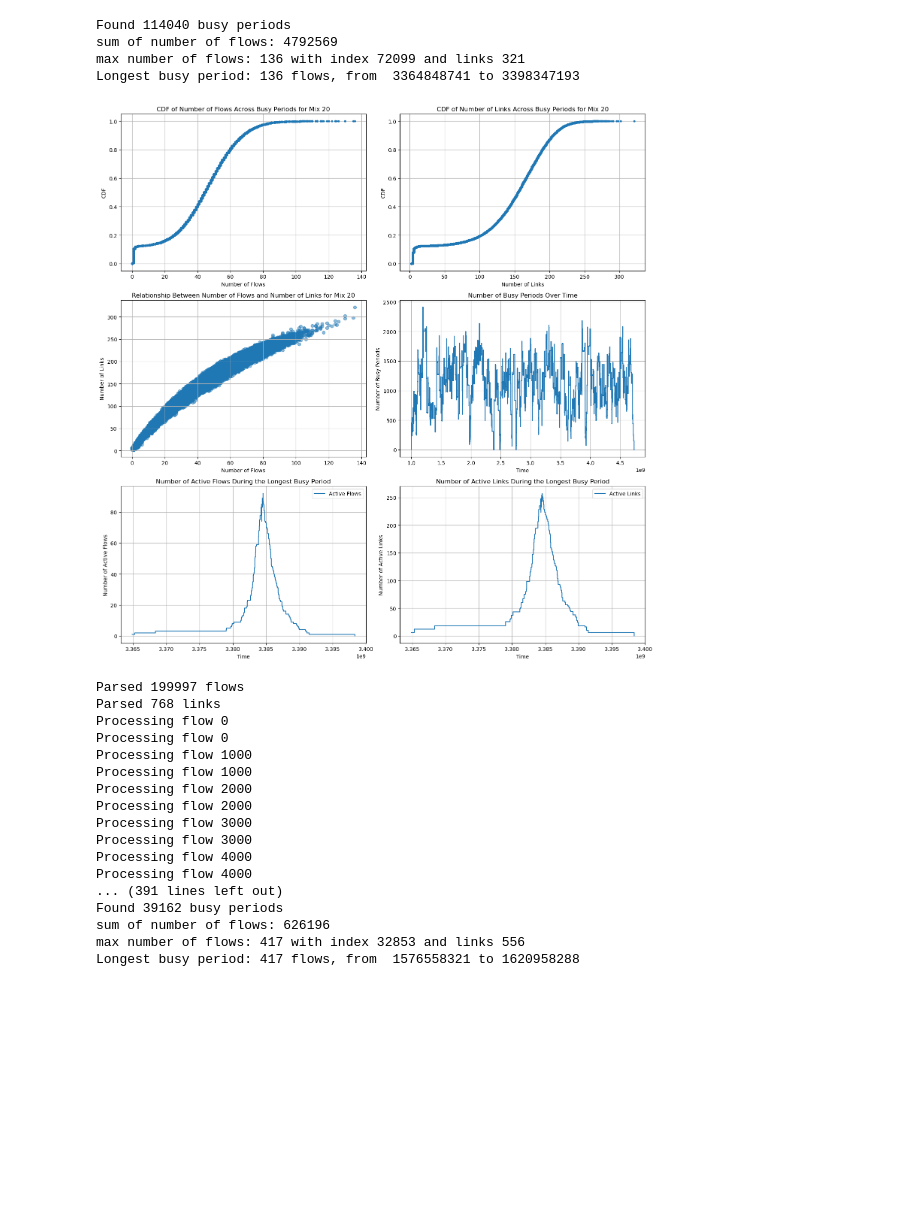
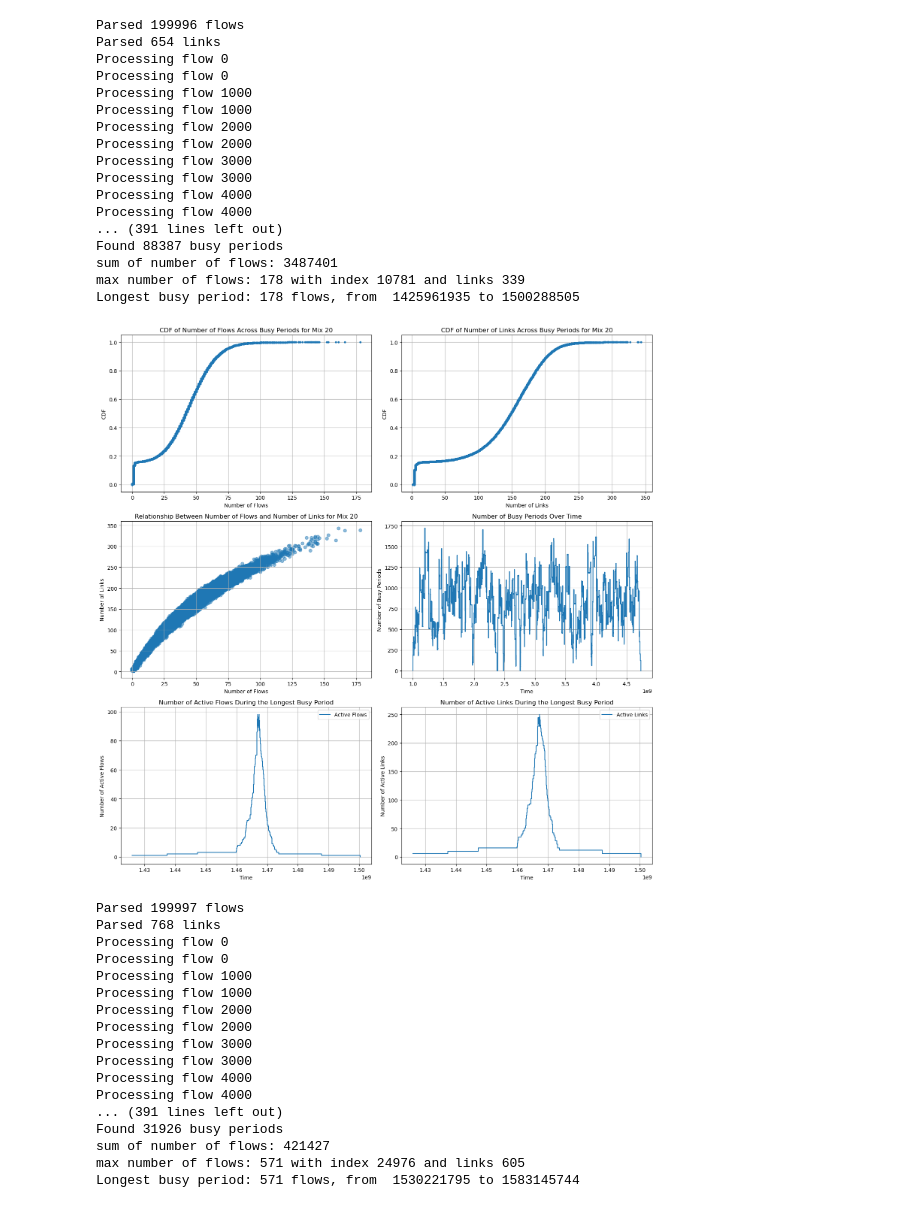
Before and after one commit to uw-polestar/parsimon-eval, a Jupyter notebook: expts/fig_8/analysis/busy_period.ipynb, the cells around one changed output. Saved outputs shown, nothing was run; the diff lists cells and outputs as text; code cells hidden in the pictures; blank space fills up the shorter version.

```diff
--- a/expts/fig_8/analysis/busy_period.ipynb
+++ b/expts/fig_8/analysis/busy_period.ipynb
@@ -400,7 +401,7 @@ def plot_active_links_during_longest_period(busy_periods, flows_data,ax):
     ax.legend()
 # %%
 root_dir = '../data_test/'  # Update with the path to your root directory
-flow_size_threshold=50000
+flow_size_threshold=100000
 mix_list = [20, 179, 12]
 for mix_id in mix_list:
     flow_info_file = f"{root_dir}{mix_id}/ns3-config/0/fct_topology_flows_dctcp.txt"
@@ -428,38 +429,51 @@ for mix_id in mix_list:
         print(f'Saved results to {result_file}')
     print(f'Found {len(busy_periods)} busy periods')
     # Plot CDF of number of flows across busy periods
     num_flows = [len(period[3]) for period in busy_periods]
     print(f"sum of number of flows: {sum(num_flows)}")
     index_max=num_flows.index(max(num_flows))
     print(f"max number of flows: {max(num_flows)} with index {index_max} and links {len(busy_periods[index_max][2])}")
 
     num_links = [len(period[2]) for period in busy_periods]
 
 
     fig, axs = plt.subplots(3, 2, figsize=(15, 15))
 
     plot_cdf(num_flows, 'Number of Flows', 'CDF', f'CDF of Number of Flows Across Busy Periods for Mix {mix_id}', axs[0, 0])
     plot_cdf(num_links, 'Number of Links', 'CDF', f'CDF of Number of Links Across Busy Periods for Mix {mix_id}', axs[0, 1])
     plot_relationship(num_flows, num_links, 'Number of Flows', 'Number of Links', f'Relationship Between Number of Flows and Number of Links for Mix {mix_id}', axs[1, 0])
     plot_busy_periods_over_time(busy_periods, axs[1, 1])
 
 
     flows = parse_flow_info_log(flow_info_file)
     link_flows = parse_link_info_log(link_info_file)
     flows = assign_links_to_flows(flows, link_flows)
 
     plot_active_flows_during_longest_period(busy_periods, flows, axs[2, 0])
 
     plot_active_links_during_longest_period(busy_periods, flows, axs[2, 1])
 
     plt.tight_layout()
     plt.show()
 # %% [output]
-Found 114040 busy periods
-sum of number of flows: 4792569
-max number of flows: 136 with index 72099 and links 321
-Longest busy period: 136 flows, from  3364848741 to 3398347193
+Parsed 199996 flows
+Parsed 654 links
+Processing flow 0
+Processing flow 0
+Processing flow 1000
+Processing flow 1000
+Processing flow 2000
+Processing flow 2000
+Processing flow 3000
+Processing flow 3000
+Processing flow 4000
+Processing flow 4000
+... (391 lines left out)
+Found 88387 busy periods
+sum of number of flows: 3487401
+max number of flows: 178 with index 10781 and links 339
+Longest busy period: 178 flows, from  1425961935 to 1500288505
-[figure, old version]
+[figure, new version]
 Parsed 199997 flows
 Parsed 768 links
 Processing flow 0
@@ -473,7 +487,7 @@ Processing flow 3000
 Processing flow 4000
 Processing flow 4000
 ... (391 lines left out)
-Found 39162 busy periods
-sum of number of flows: 626196
-max number of flows: 417 with index 32853 and links 556
-Longest busy period: 417 flows, from  1576558321 to 1620958288
+Found 31926 busy periods
+sum of number of flows: 421427
+max number of flows: 571 with index 24976 and links 605
+Longest busy period: 571 flows, from  1530221795 to 1583145744
```
Also changed, not shown: parts of 2 cells of this notebook.
